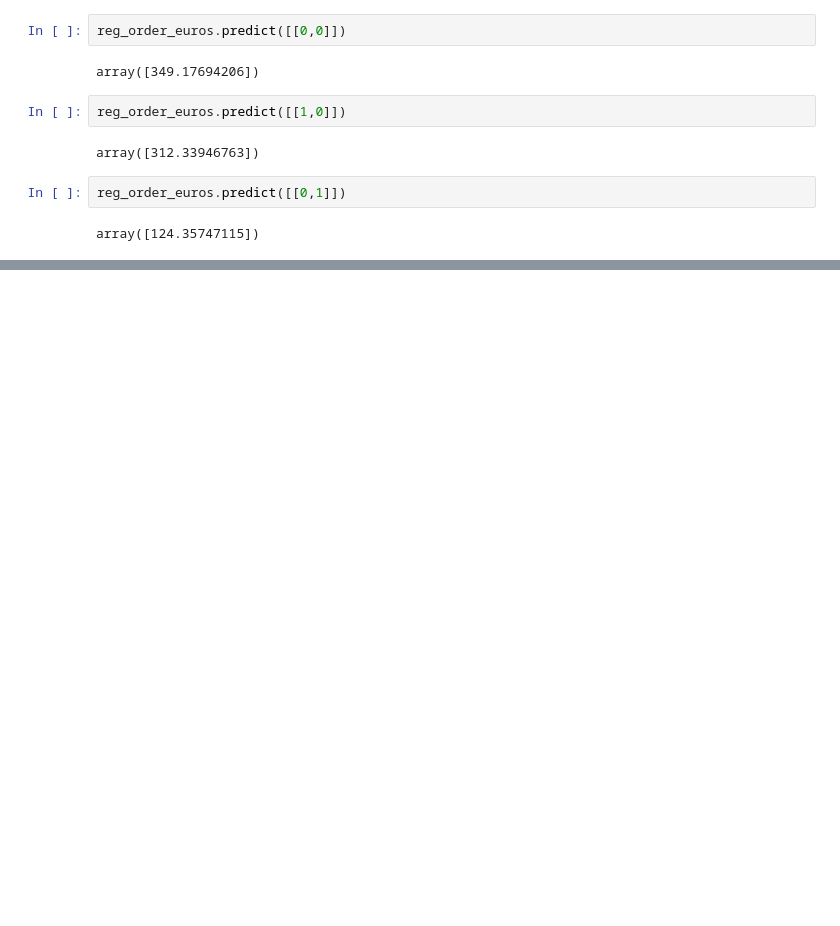
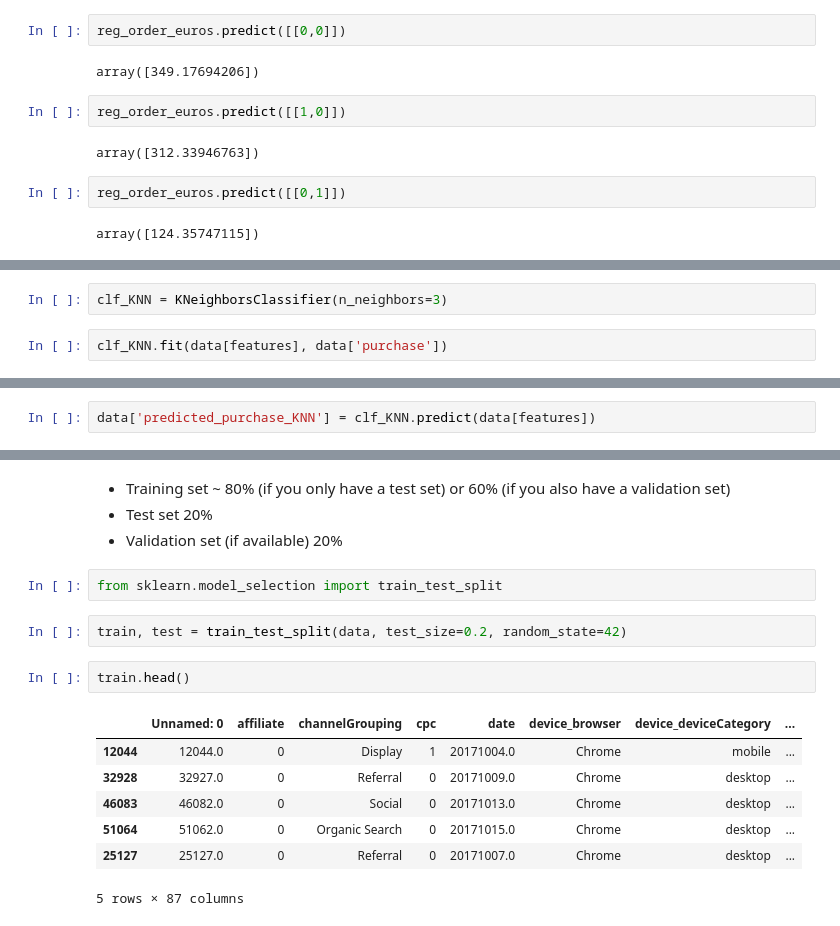
Before and after one commit to uvacw/teachteacher-python, a Jupyter notebook: day5/WorkingNotebook.ipynb, the cells around one changed output, grey strips where cells are left out. Saved outputs shown, nothing was run; the diff lists cells and outputs as text; blank space fills up the shorter version.

```diff
--- a/day5/WorkingNotebook.ipynb
+++ b/day5/WorkingNotebook.ipynb
@@ -494,0 +647,4 @@ array([124.35747115])
+# %%
+clf_KNN = KNeighborsClassifier(n_neighbors=3)
+# %%
+clf_KNN.fit(data[features], data['purchase'])
@@ -494,0 +653,2 @@ array([124.35747115])
+# %%
+data['predicted_purchase_KNN'] = clf_KNN.predict(data[features])
@@ -494,0 +664,18 @@ array([124.35747115])
+# %% [markdown]
+* Training set ~ 80% (if you only have a test set) or 60% (if you also have a validation set)
+* Test set 20%
+* Validation set (if available) 20%
+# %%
+from sklearn.model_selection import train_test_split
+# %%
+train, test = train_test_split(data, test_size=0.2, random_state=42)
+# %%
+train.head()
+# %% [output]
+|  | Unnamed: 0 | affiliate | channelGrouping | cpc | date | device_browser | device_deviceCategory | ... |
+| 12044 | 12044.0 | 0 | Display | 1 | 20171004.0 | Chrome | mobile | ... |
+| 32928 | 32927.0 | 0 | Referral | 0 | 20171009.0 | Chrome | desktop | ... |
+| 46083 | 46082.0 | 0 | Social | 0 | 20171013.0 | Chrome | desktop | ... |
+| 51064 | 51062.0 | 0 | Organic Search | 0 | 20171015.0 | Chrome | desktop | ... |
+| 25127 | 25127.0 | 0 | Referral | 0 | 20171007.0 | Chrome | desktop | ... |
+5 rows × 87 columns
```
Also changed, not shown: parts of 52 cells of this notebook.
